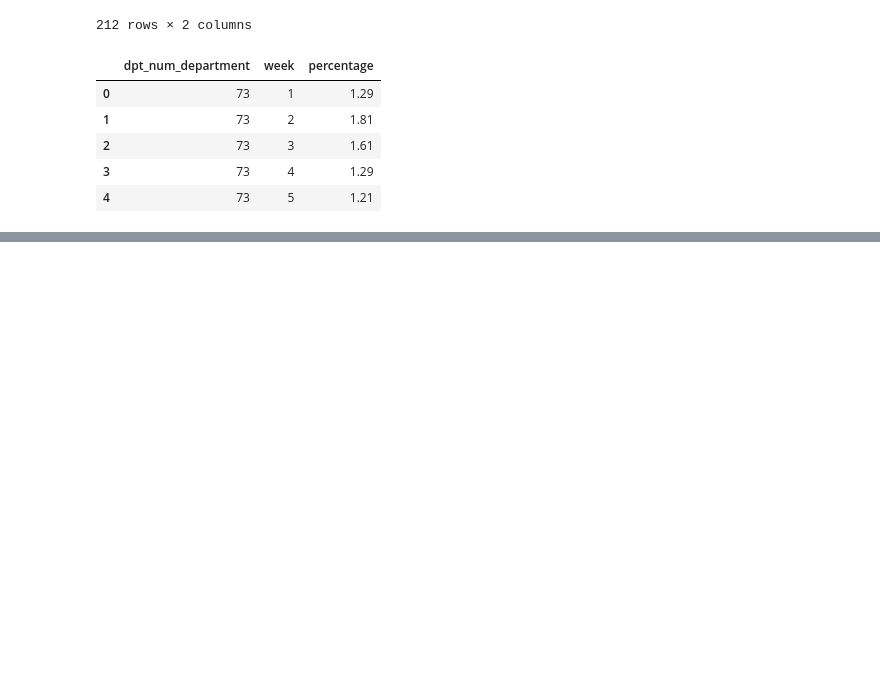
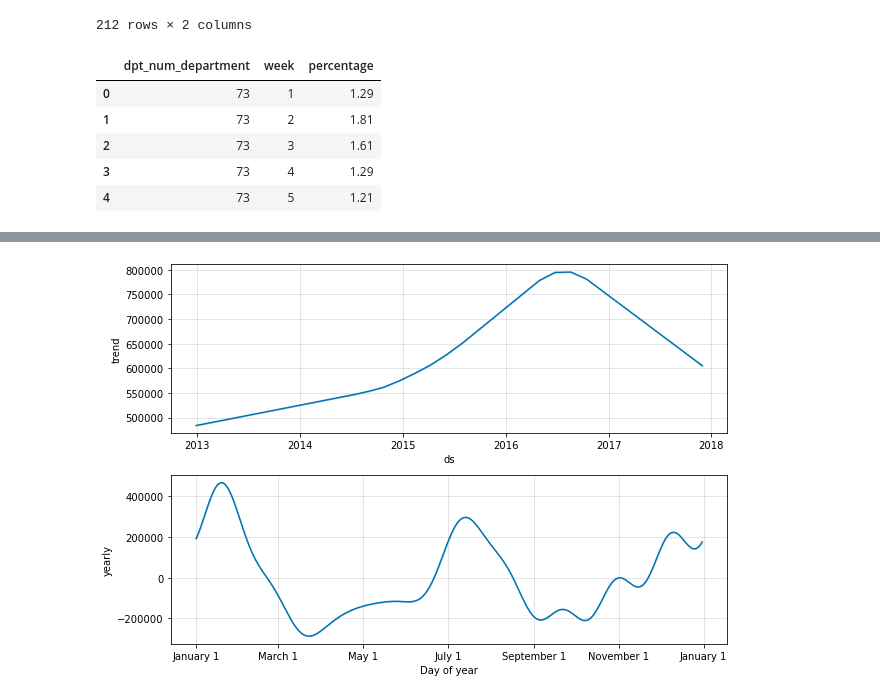
Before and after one commit to louisvilpoux/decathlon_interview, a Jupyter notebook: forecast.ipynb, the cells around one changed output, grey strips where cells are left out. Cells and saved outputs as stored; diff of their text form; code cells hidden in the pictures; blank space fills up the shorter version.

```diff
--- a/forecast.ipynb
+++ b/forecast.ipynb
@@ -357,0 +405,4 @@ df_perc_dep_week.head()
+# %%
+fig2 = m.plot_components(forecast)
+# %% [output]
+[figure, added]
```
Also changed, not shown: parts of 10 cells of this notebook.
